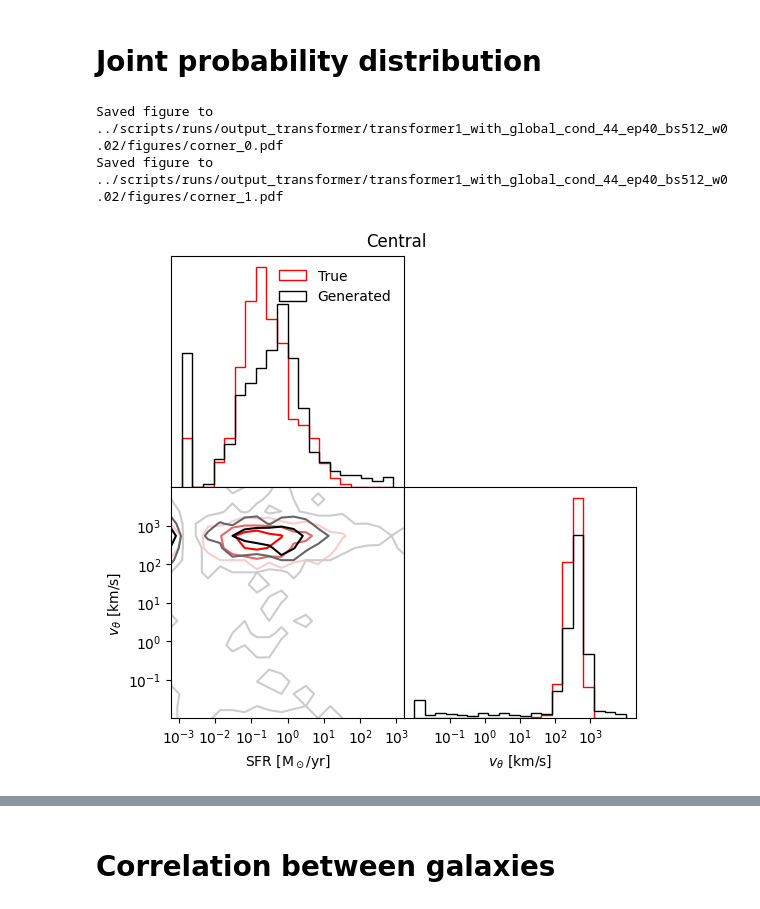
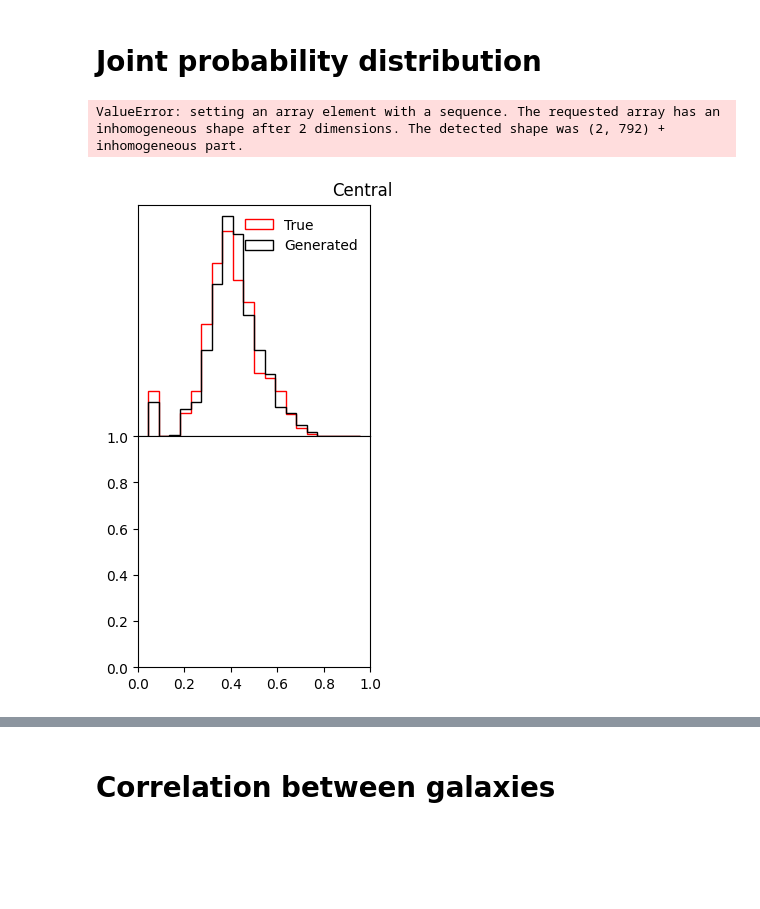
Before and after one commit to knmoriwaki/cosmoglint, a Jupyter notebook: notebooks/quick_check_halo_global_cond.ipynb, the cells around one changed output, grey strips where cells are left out. Drawn from its saved outputs; the diff is of its cells as text; code cells hidden in the pictures; blank space fills up the shorter version.

```diff
--- a/notebooks/quick_check_halo_global_cond.ipynb
+++ b/notebooks/quick_check_halo_global_cond.ipynb
@@ -495,22 +530,29 @@ Saved figure to ../scripts/runs/output_transformer/transformer1_with_global_cond
 # %%
+#データの形が1次元になっていたので3次元に直した
+y_true_3d = y_true.reshape(-1,opt.max_length, len(opt.output_features))
+y_gen_3d = generated.reshape(-1,opt.max_length,len(opt.output_features))
+
 max_length_to_show = 5
 
 for iparam in range(opt.num_features_in):
-    ynow_true = y_true
-    ynow = generated
 
     plt.figure(figsize=(20,3.5))
     for isat in range(max_length_to_show):
         plt.subplot(1,max_length_to_show,isat+1)
         if isat == 0:
             plt.title("Central")
+            y_t_plot = y_true_3d
+            y_g_plot = y_gen_3d
         else:
             plt.title(f"Satellite {isat}")
-            ynow_true = ynow_true[ynow_true[:,isat,0]>threshold]
-            ynow = ynow[ynow[:,isat,0]>threshold]
+            mask_t = y_true_3d[:,isat,0]>threshold
+            mask_g = y_gen_3d[:,isat,0]>threshold
+            y_t_plot = y_true_3d[mask_t]
+            y_g_plot = y_gen_3d[mask_g]
 
-        plt.hist(ynow_true[:,isat,iparam], histtype="step", bins=20, range=(0,1), label="True")
-        plt.hist(ynow[:,isat,iparam], histtype="step", bins=20, range=(0,1), label="Generated")
+        if y_t_plot.shape[0]>0:
+            plt.hist(y_t_plot[:,isat,iparam], histtype="step", bins=20, range=(0,1), label="True")
+            plt.hist(y_g_plot[:,isat,iparam], histtype="step", bins=20, range=(0,1), label="Generated")
         if isat == 0:
             plt.legend(loc="upper right", frameon=False)
 
@@ -539,6 +581,8 @@ max_length_to_show = 2
 
 #halo_mask = (xbin_indices_true == 10)
 halo_mask = (xbin_indices_true > -1)
+
+ynow_3d = ynow.reshape(-1, opt.max_length, len(opt.output_features))
 
 def compute_contour_levels(grid_data, sigma_levels=[0.9545, 0.6827, 0.383]): #[0.9973, 0.9545, 0.6827, 0.383]
     grid_data = grid_data / np.sum(grid_data)
@@ -596,7 +640,7 @@ for i in range(max_length_to_show):
         plt.suptitle("1st satellite", y=0.9)
 
     mask = halo_mask & (length_true > i)
-    ynow_true = y_true[mask]
+    ynow_true = y_true_3d[mask]
 
     mask = halo_mask & (length_generated > i)
     ynow = generated[mask]
@@ -636,43 +680,51 @@ for i in range(max_length_to_show):
                 ax = plt.subplot(nrows, ncols, 1 + iparam + ncols * iparam2)
 
             handle_list = []
+
+            x_true_iparam = y_true_3d[:,i,iparam]
+            y_true_iparam2 = y_true_3d[:,i,iparam2]
+            x_gen_iparam = ynow_3d[:,i,iparam]
+            y_gen_iparam2 = ynow_3d[:,i,iparam2]
+
+
             if show_scatter:
-                plt.scatter(ynow_true[:,i,iparam], ynow_true[:,i,iparam2], s=1, color="blue", alpha=0.5)
-                plt.scatter(ynow[:,i,iparam], ynow[:,i,iparam2], s=1, color="red", alpha=0.5)
+                plt.scatter(x_true, y_true, s=1, color="blue", alpha=0.5)
+                plt.scatter(x_gen_iparam, y_gen_iparam2, s=1, color="red", alpha=0.5)
             else:
                 hist_range = [[0,1],[0,1]]
                 extent = [0,1,0,1]
 
-                hist = np.histogram2d(ynow_true[:,i,iparam], ynow_true[:,i,iparam2], bins=20, range=hist_range)
-                grid_data, levels = compute_contour_levels(hist[0])
-                plt.contour(grid_data.T, extent=extent, colors=colors_red, levels=levels)
-                handle_list.append(plt.Line2D([0], [0], color=colors_red[-1], lw=2, label="True"))
+                hist_t = np.histogram2d(x_true, y_true, bins=20, range=hist_range)
+                if len(x_true) > 0 and np.sum(hist_t[0]) > 0:
+                    grid_data, levels = compute_contour_levels(hist_t[0])
+                    plt.contour(grid_data.T, extent=extent, colors=colors_red, levels=levels)
+                    handle_list.append(plt.Line2D([0], [0], color=colors_red[-1], lw=2, label="True"))
 
-                hist = np.histogram2d(ynow[:,i,iparam], ynow[:,i,iparam2], bins=20, range=hist_range)
-                grid_data, levels = compute_contour_levels(hist[0])
-                plt.contour(grid_data.T, extent=extent, colors=colors_black, levels=levels)
-                handle_list.append(plt.Line2D([0], [0], color=colors_black[-1], lw=2, label="Generated"))
+                hist_g = np.histogram2d(x_gen_iparam, y_gen_iparam2, bins=20, range=hist_range)
+                if len(x_gen_iparam) > 0 and np.sum(hist_g[0]) > 0:
+                    grid_data, levels = compute_contour_levels(hist_g[0])
+                    plt.contour(grid_data.T, extent=extent, colors=colors_black, levels=levels)
+                    handle_list.append(plt.Line2D([0], [0], color=colors_black[-1], lw=2, label="Generated"))
 
             if iparam2 >= nrows - 1:
                 show_ticks(iparam, "x")
             else:
                 plt.xticks([])
 
             if iparam == 0:
                 show_ticks(iparam2, "y")
             else:
                 plt.yticks([])
 
             if count == 0:
                 plt.legend(handles=handle_list, loc="lower left", frameon=False)
             count += 1
         if show_scatter:
             break
 
 
     fout = f"{output_dir}/corner_{i}.pdf"
     my_savefig(fout, tight_layout=False)
 # %% [output]
-Saved figure to ../scripts/runs/output_transformer/transformer1_with_global_cond_44_ep40_bs512_w0.02/figures/corner_0.pdf
-Saved figure to ../scripts/runs/output_transformer/transformer1_with_global_cond_44_ep40_bs512_w0.02/figures/corner_1.pdf
+ValueError: setting an array element with a sequence. The requested array has an inhomogeneous shape after 2 dimensions. The detected shape was (2, 792) + inhomogeneous part.
-[figure, old version]
+[figure, new version]
```
Also changed, not shown: parts of 9 cells of this notebook.
